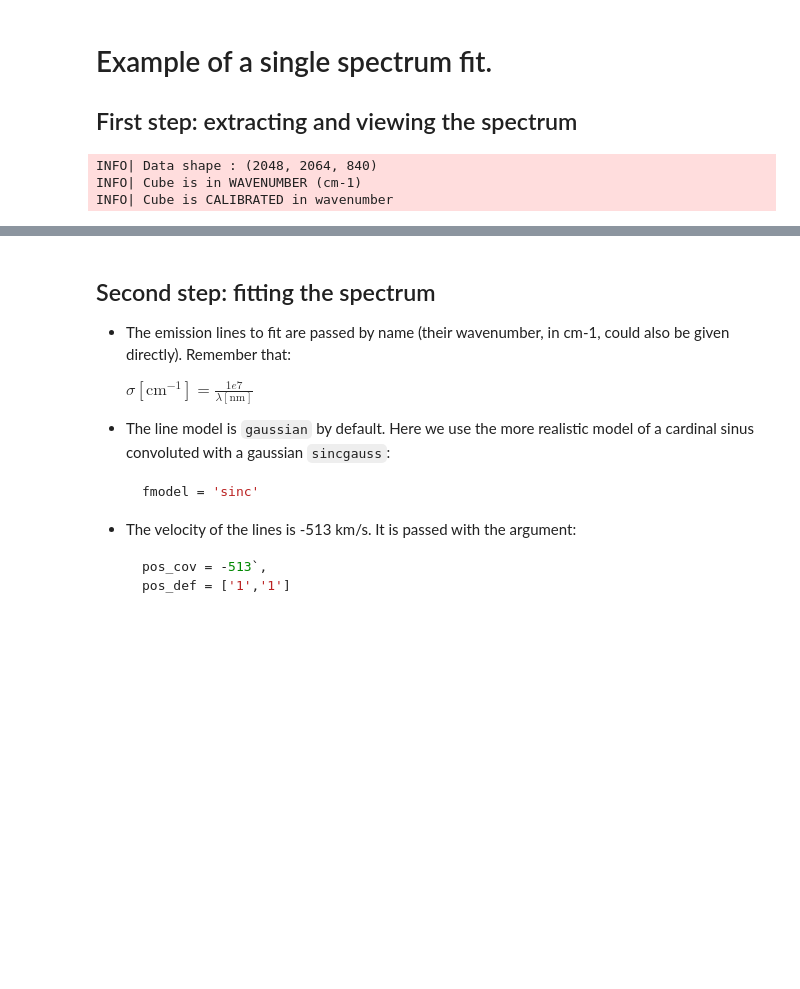
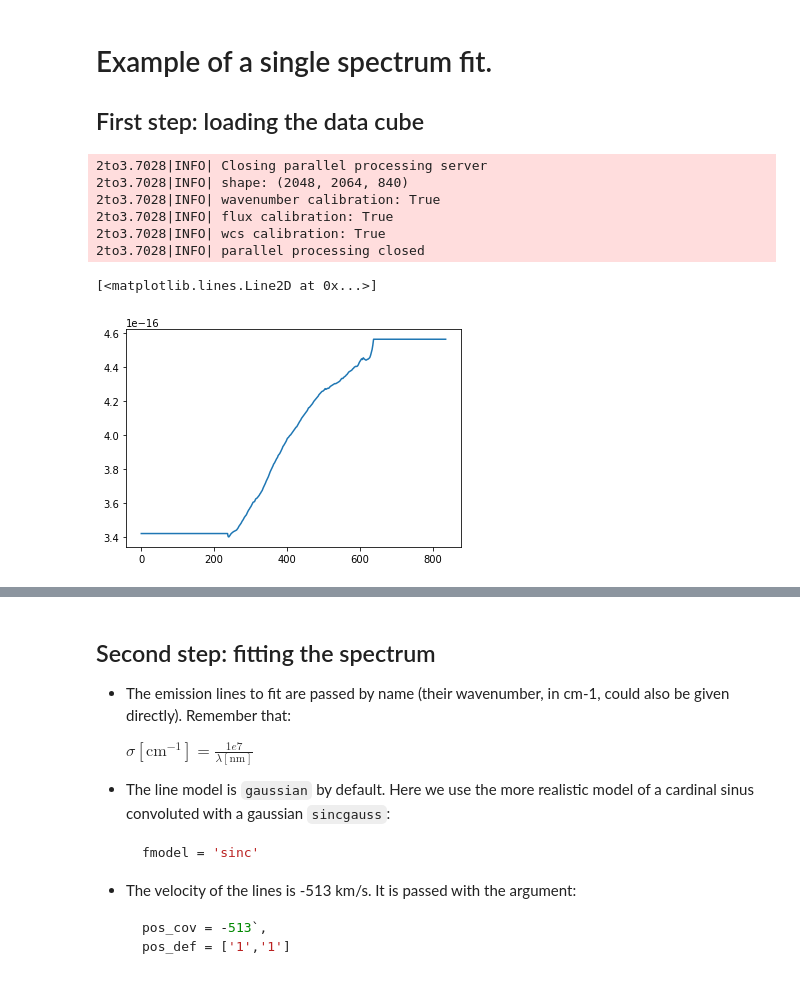
Before and after one commit to thomasorb/orcs, a Jupyter notebook: docs/script_example_fit_a_single_spectrum.ipynb, the cells around one changed output, grey strips where cells are left out. Saved outputs shown, nothing was run; the diff lists cells and outputs as text; code cells hidden in the pictures; blank space fills up the shorter version.

```diff
--- a/docs/script_example_fit_a_single_spectrum.ipynb
+++ b/docs/script_example_fit_a_single_spectrum.ipynb
@@ -1,4 +1,4 @@
 # %% [markdown]
 # Example of a single spectrum fit.
 
-## First step: extracting and viewing the spectrum
+## First step: loading the data cube
@@ -12,7 +12,23 @@ import pylab as pl
 # %%
 # load spectral cube
-cube = HDFCube('/home/thomas/M31_SN3.merged.cm1.1.0.hdf5')
+reload(orb.core)
+reload(orb.fft)
+reload(orb.cube)
+reload(orcs.core)
+reload(orcs.fit)
+reload(orcs.process)
+cube = SpectralCube('/home/thomas/M31_SN3.merged.cm1.1.0.hdf5')
+cube.set_param('flambda') = cube.comp
 # %% [output]
-INFO| Data shape : (2048, 2064, 840)
-INFO| Cube is in WAVENUMBER (cm-1)
-INFO| Cube is CALIBRATED in wavenumber
+2to3.7028|INFO| Closing parallel processing server
+2to3.7028|INFO| shape: (2048, 2064, 840)
+2to3.7028|INFO| wavenumber calibration: True
+2to3.7028|INFO| flux calibration: True
+2to3.7028|INFO| wcs calibration: True
+2to3.7028|INFO| parallel processing closed
+# %%
+import numpy as np
+pl.plot(cube.params.flambda)
+# %% [output]
+[<matplotlib.lines.Line2D at 0x...>]
+[figure, added]
```
Also changed, not shown: parts of 12 cells of this notebook, 1 other file.
